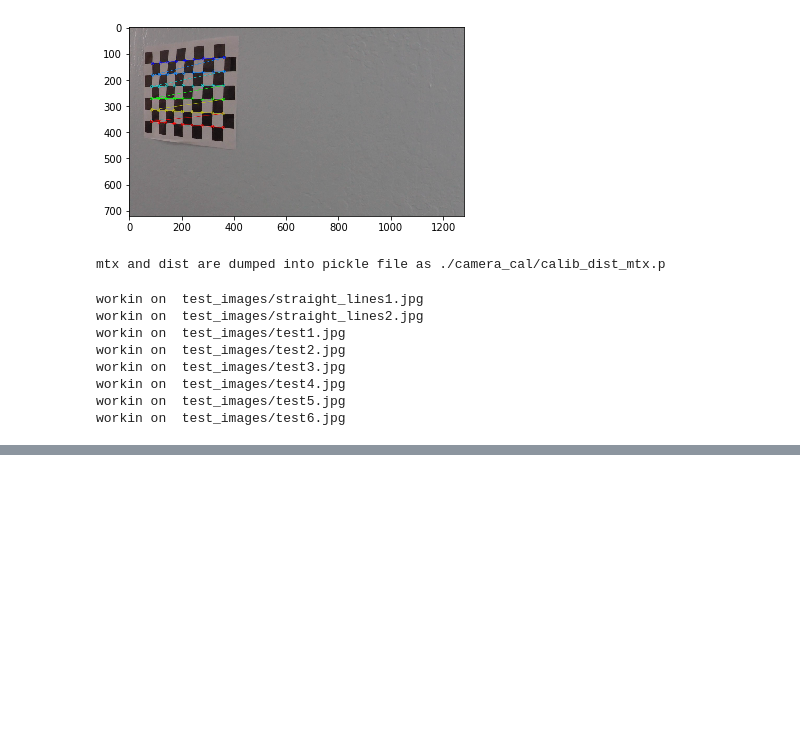
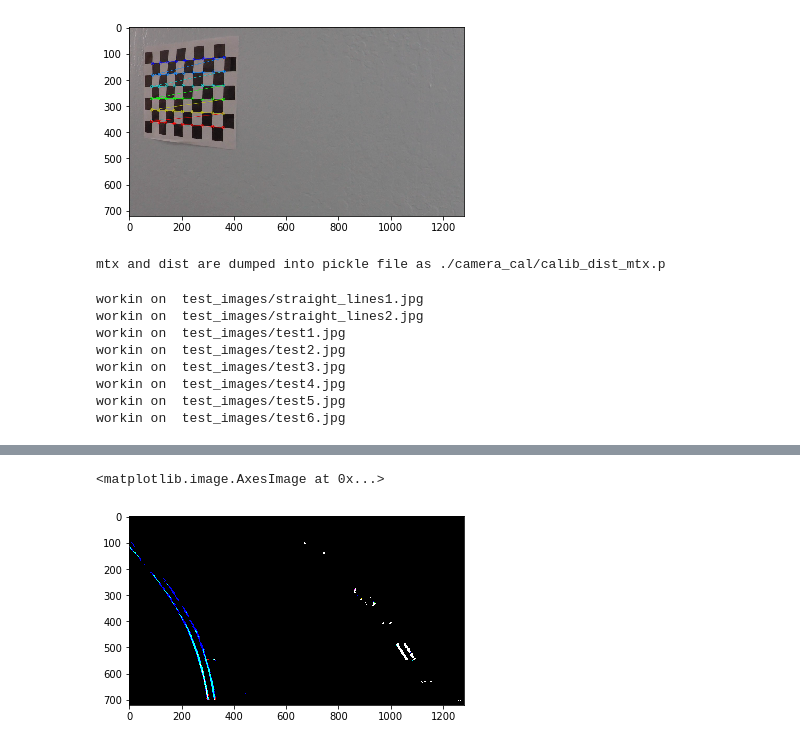
Before and after one commit to solix/CarND-Advanced-Lane-Lines, a Jupyter notebook: P4-sjahanshahi.ipynb, the cells around one changed output, grey strips where cells are left out. Cells and saved outputs as stored; diff of their text form; code cells hidden in the pictures; blank space fills up the shorter version.

Commit message:
sobelx

```diff
--- a/P4-sjahanshahi.ipynb
+++ b/P4-sjahanshahi.ipynb
@@ -188,0 +193,11 @@ subplot_images(unwarp_img,warp_img,"unwarped","warped")
+# %%
+sobelx = cv2.Sobel(warp_img, cv2.CV_64F, 1, 0)
+absx = np.absolute(sobelx)
+scaled_sobel = np.uint8(255*absx/np.max(absx))
+output_sobel = np.zeros_like(sobelx)
+thresh = (50,1200)
+output_sobel[(scaled_sobel > thresh[0])&(scaled_sobel <= thresh[1])] = 1
+plt.imshow(output_sobel, cmap='gray')
+# %% [output]
+<matplotlib.image.AxesImage at 0x...>
+[figure, added]
```
Also changed, not shown: parts of 2 cells of this notebook.
